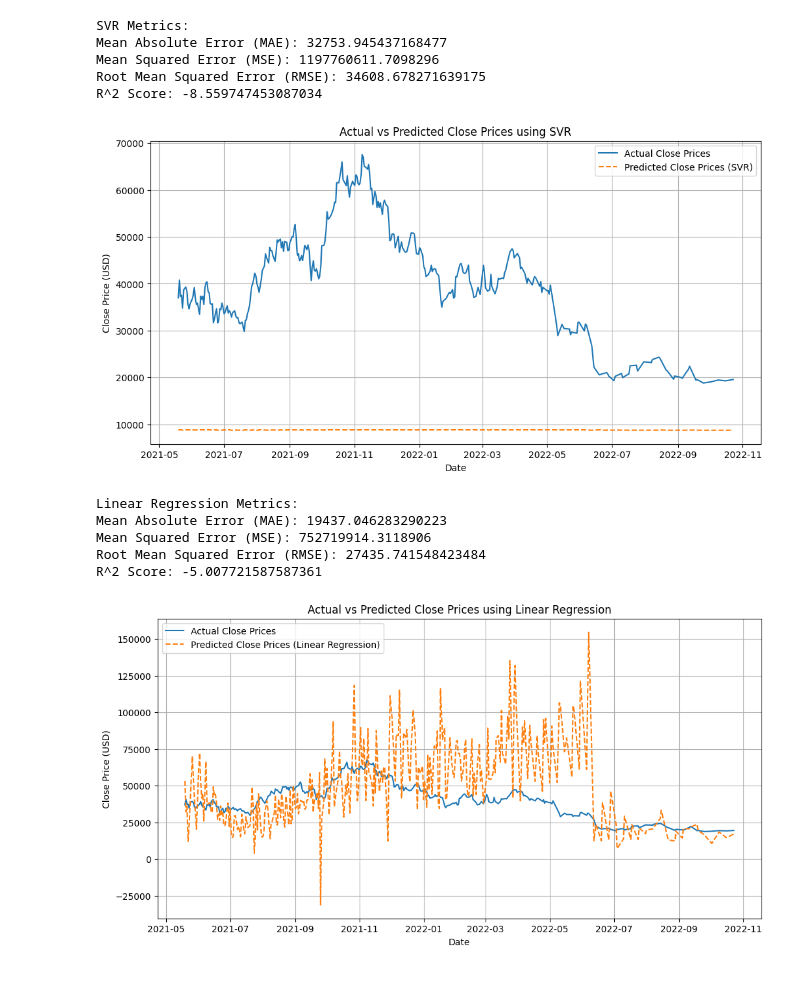
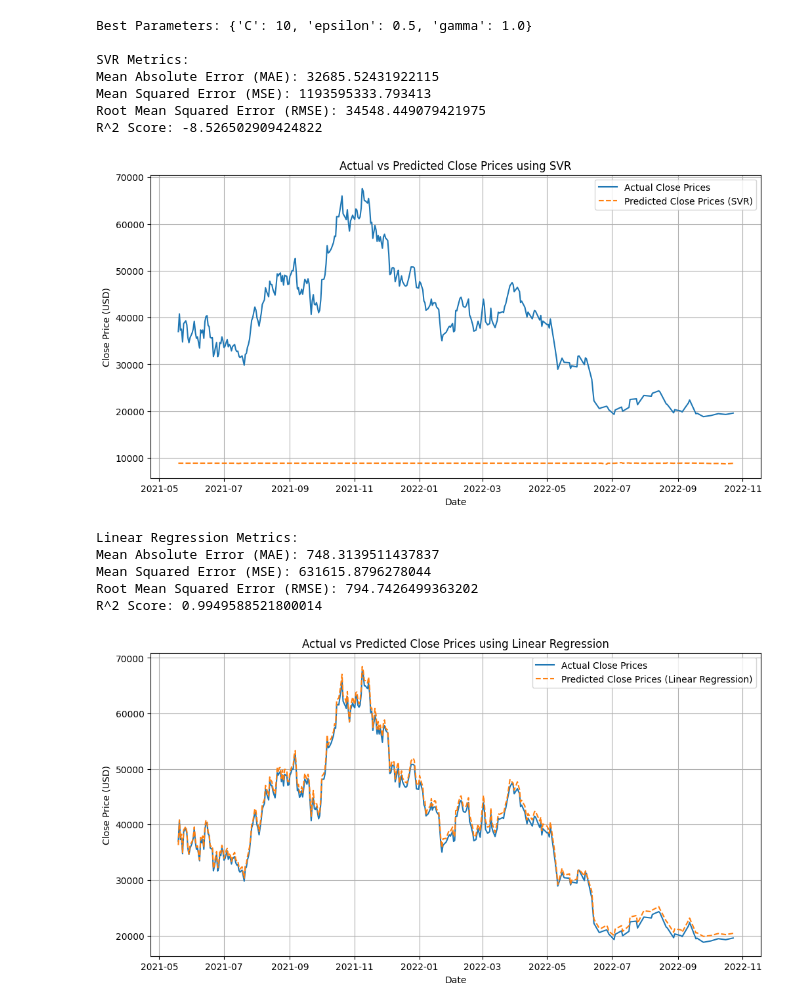
Before and after one commit to riccardoscut/riccardoscut, a Jupyter notebook: CrypToData-1.ipynb, the cells around one changed output. Saved outputs shown, nothing was run; the diff lists cells and outputs as text; code cells hidden in the pictures; blank space fills up the shorter version.

```diff
--- a/CrypToData-1.ipynb
+++ b/CrypToData-1.ipynb
@@ -292,8 +309,8 @@ news_daily_features = news_features.resample('D').sum().fillna(0)
 # 2. Allineare le Date e Creare il Dataset Combinato
 # -------------------------------
 
-# Selezionare la colonna 'close' dal dataset dei prezzi di Bitcoin
-bitcoin_close = bitcoin_df_cut[['close']]
+# Selezionare le colonne dal dataset dei prezzi di Bitcoin
+bitcoin_close = bitcoin_df_cut[['close', 'volume', 'daily_return', 'volatility_3d', 'marketCap']]
 
 # Unire le metriche delle news con i prezzi di chiusura di Bitcoin
 combined_df = news_daily_features.join(bitcoin_close, how='inner')
@@ -304,9 +321,8 @@ combined_df = combined_df.dropna()
 # -------------------------------
 # 3. Creare le Features (X) e il Target (y)
 # -------------------------------
-
-# Creare le features (X) e il target (y)
-X = combined_df[['positive', 'negative', 'important', 'liked', 'disliked', 'impact', 'engagement']]
+X = combined_df[['positive', 'negative', 'important', 'liked', 'disliked', 'impact', 'engagement',
+                 'volume', 'daily_return', 'volatility_3d', 'marketCap']]
 y = combined_df['close']
 
 # -------------------------------
@@ -388,55 +404,81 @@ from sklearn.metrics import mean_absolute_error, mean_squared_error, r2_score
 import matplotlib.pyplot as plt
 import seaborn as sns
 import numpy as np
+from sklearn.preprocessing import StandardScaler
+from sklearn.model_selection import GridSearchCV
+
+# Inizializza lo scaler
+scaler = StandardScaler()
+
+# Scala i dati di train e test
+X_train_scaled = scaler.fit_transform(X_train)
+X_test_scaled = scaler.transform(X_test)
+
 
 # -------------------------------
 # 1. Allenare il Modello SVR
 # -------------------------------
+svr = SVR(kernel='rbf', C=100, epsilon=0.01, gamma=0.1)
+svr.fit(X_train_scaled, y_train)
 
-svr = SVR(kernel='rbf')
-svr.fit(X_train, y_train)
+param_grid = {
+    'C': [1, 10, 100, 1000],
+    'epsilon': [0.001, 0.01, 0.1, 0.5],
+    'gamma': ['scale', 'auto', 1.0, 0.1, 0.01, 0.001]
+}
+
+grid_search = GridSearchCV(SVR(kernel='rbf'), param_grid, cv=5)
+grid_search.fit(X_train_scaled, y_train)
+
+print("Best Parameters:", grid_search.best_params_)
+
+# Utilizza i migliori parametri trovati
+svr = grid_search.best_estimator_
+
 
 # -------------------------------
 # 2. Fare le Predizioni con SVR
 # -------------------------------
 
-y_pred_svr = svr.predict(X_test)
+y_pred_svr = svr.predict(X_test_scaled)
 
 # -------------------------------
 # 3. Valutare il Modello SVR
 # -------------------------------
 
 mae = mean_absolute_error(y_test, y_pred_svr)
 mse = mean_squared_error(y_test, y_pred_svr)
 rmse = np.sqrt(mse)
 r2 = r2_score(y_test, y_pred_svr)
 
 print("\nSVR Metrics:")
 print("Mean Absolute Error (MAE):", mae)
 print("Mean Squared Error (MSE):", mse)
 print("Root Mean Squared Error (RMSE):", rmse)
 print("R^2 Score:", r2)
 
 # -------------------------------
 # 4. Visualizzare le Predizioni vs Valori Reali (SVR)
 # -------------------------------
 
 plt.figure(figsize=(12, 6))
 plt.plot(y_test.index, y_test, label='Actual Close Prices', linewidth=1.5)
 plt.plot(y_test.index, y_pred_svr, label='Predicted Close Prices (SVR)', linewidth=1.5, linestyle='--')
 plt.title('Actual vs Predicted Close Prices using SVR')
 plt.xlabel('Date')
 plt.ylabel('Close Price (USD)')
 plt.legend()
 plt.grid(True)
 plt.show()
 # %% [output]
+Best Parameters: {'C': 10, 'epsilon': 0.5, 'gamma': 1.0}
+
 SVR Metrics:
-Mean Absolute Error (MAE): 32753.945437168477
-Mean Squared Error (MSE): 1197760611.7098296
-Root Mean Squared Error (RMSE): 34608.678271639175
-R^2 Score: -8.559747453087034
+Mean Absolute Error (MAE): 32685.52431922115
+Mean Squared Error (MSE): 1193595333.793413
+Root Mean Squared Error (RMSE): 34548.449079421975
+R^2 Score: -8.526502909424822
-[figure, old version]
+[figure, new version]
 # %%
 # Importare librerie necessarie
 from sklearn.linear_model import LinearRegression
@@ -488,11 +530,11 @@ plt.grid(True)
 plt.show()
 # %% [output]
 Linear Regression Metrics:
-Mean Absolute Error (MAE): 19437.046283290223
-Mean Squared Error (MSE): 752719914.3118906
-Root Mean Squared Error (RMSE): 27435.741548423484
-R^2 Score: -5.007721587587361
+Mean Absolute Error (MAE): 748.3139511437837
+Mean Squared Error (MSE): 631615.8796278044
+Root Mean Squared Error (RMSE): 794.7426499363202
+R^2 Score: 0.9949588521800014
-[figure, old version]
+[figure, new version]
 # %%
 # Importare librerie necessarie
 import matplotlib.pyplot as plt
```
Also changed, not shown: parts of 4 cells of this notebook, 11 other files.
